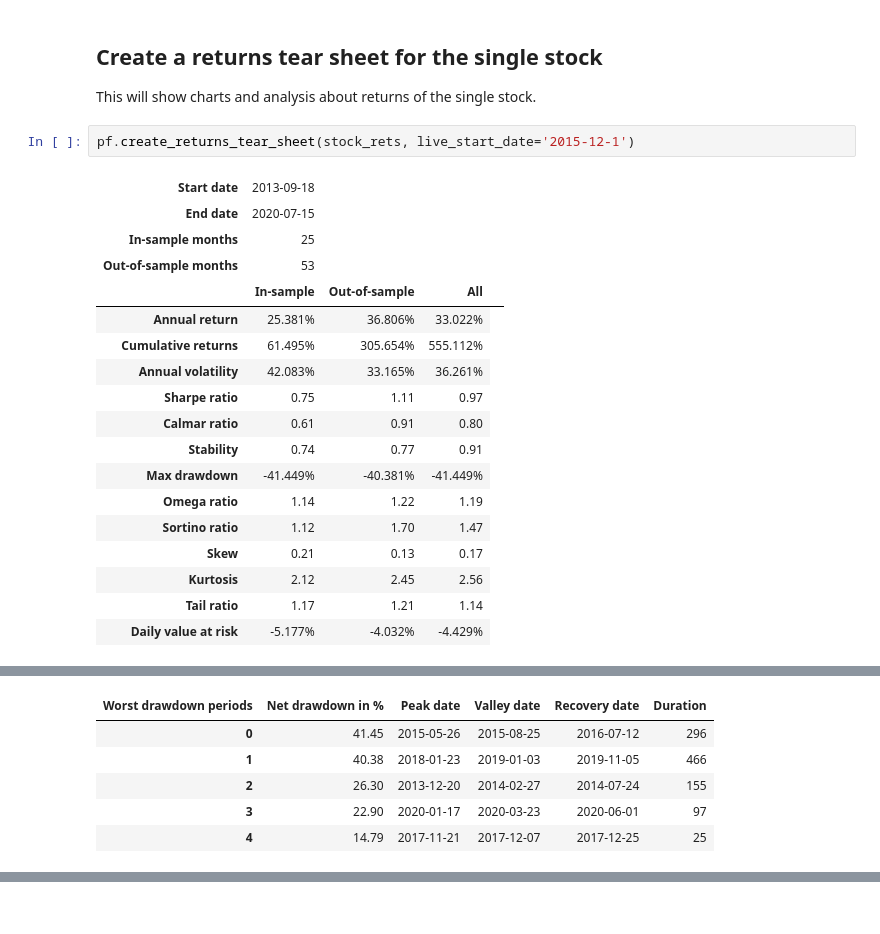
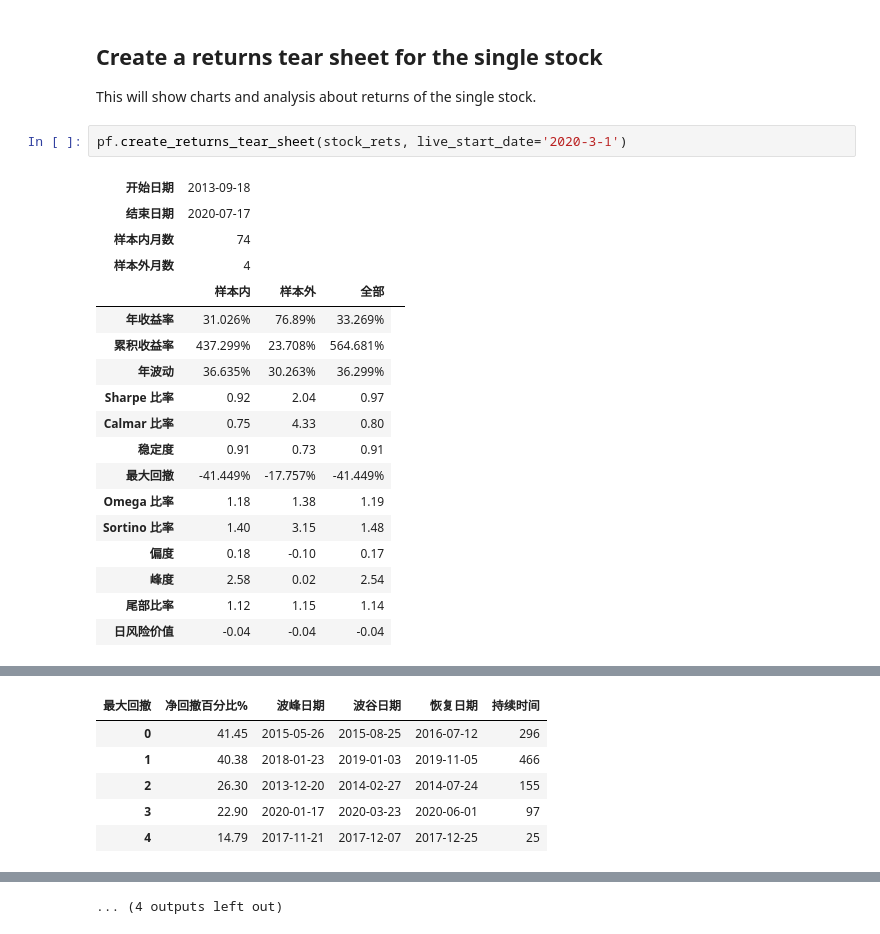
Before and after one commit to liudengfeng/pyfolio, a Jupyter notebook: pyfolio/examples_cn/single_stock_example.ipynb, the cells around one changed output, grey strips where cells are left out. Saved outputs shown, nothing was run; the diff lists cells and outputs as text.

```diff
--- a/pyfolio/examples_cn/single_stock_example.ipynb
+++ b/pyfolio/examples_cn/single_stock_example.ipynb
@@ -19,23 +14,23 @@ stock_rets = pf.utils.get_symbol_rets('000333')
 ## Create a returns tear sheet for the single stock
 This will show charts and analysis about returns of the single stock.
 # %%
-pf.create_returns_tear_sheet(stock_rets, live_start_date='2015-12-1')
+pf.create_returns_tear_sheet(stock_rets, live_start_date='2020-3-1')
 # %% [output]
-| Start date | 2013-09-18 |  |  |  |
-| End date | 2020-07-15 |  |  |  |
-| In-sample months | 25 |  |  |  |
-| Out-of-sample months | 53 |  |  |  |
-|  | In-sample | Out-of-sample | All |
-| Annual return | 25.381% | 36.806% | 33.022% |
-| Cumulative returns | 61.495% | 305.654% | 555.112% |
-| Annual volatility | 42.083% | 33.165% | 36.261% |
-| Sharpe ratio | 0.75 | 1.11 | 0.97 |
-| Calmar ratio | 0.61 | 0.91 | 0.80 |
-| Stability | 0.74 | 0.77 | 0.91 |
-| Max drawdown | -41.449% | -40.381% | -41.449% |
-| Omega ratio | 1.14 | 1.22 | 1.19 |
-| Sortino ratio | 1.12 | 1.70 | 1.47 |
-| Skew | 0.21 | 0.13 | 0.17 |
-| Kurtosis | 2.12 | 2.45 | 2.56 |
-| Tail ratio | 1.17 | 1.21 | 1.14 |
-| Daily value at risk | -5.177% | -4.032% | -4.429% |
+| 开始日期 | 2013-09-18 |  |  |  |
+| 结束日期 | 2020-07-17 |  |  |  |
+| 样本内月数 | 74 |  |  |  |
+| 样本外月数 | 4 |  |  |  |
+|  | 样本内 | 样本外 | 全部 |
+| 年收益率 | 31.026% | 76.89% | 33.269% |
+| 累积收益率 | 437.299% | 23.708% | 564.681% |
+| 年波动 | 36.635% | 30.263% | 36.299% |
+| Sharpe 比率 | 0.92 | 2.04 | 0.97 |
+| Calmar 比率 | 0.75 | 4.33 | 0.80 |
+| 稳定度 | 0.91 | 0.73 | 0.91 |
+| 最大回撤 | -41.449% | -17.757% | -41.449% |
+| Omega 比率 | 1.18 | 1.38 | 1.19 |
+| Sortino 比率 | 1.40 | 3.15 | 1.48 |
+| 偏度 | 0.18 | -0.10 | 0.17 |
+| 峰度 | 2.58 | 0.02 | 2.54 |
+| 尾部比率 | 1.12 | 1.15 | 1.14 |
+| 日风险价值 | -0.04 | -0.04 | -0.04 |
@@ -42,4 +38,4 @@ pf.create_returns_tear_sheet(stock_rets, live_start_date='2015-12-1')
-| Worst drawdown periods | Net drawdown in % | Peak date | Valley date | Recovery date | Duration |
+| 最大回撤 | 净回撤百分比% | 波峰日期 | 波谷日期 | 恢复日期 | 持续时间 |
 | 0 | 41.45 | 2015-05-26 | 2015-08-25 | 2016-07-12 | 296 |
 | 1 | 40.38 | 2018-01-23 | 2019-01-03 | 2019-11-05 | 466 |
 | 2 | 26.30 | 2013-12-20 | 2014-02-27 | 2014-07-24 | 155 |
@@ -48,0 +53 @@ pf.create_returns_tear_sheet(stock_rets, live_start_date='2015-12-1')
+... (4 outputs left out)
```
Also changed, not shown: parts of 2 cells of this notebook, 29 other files.
